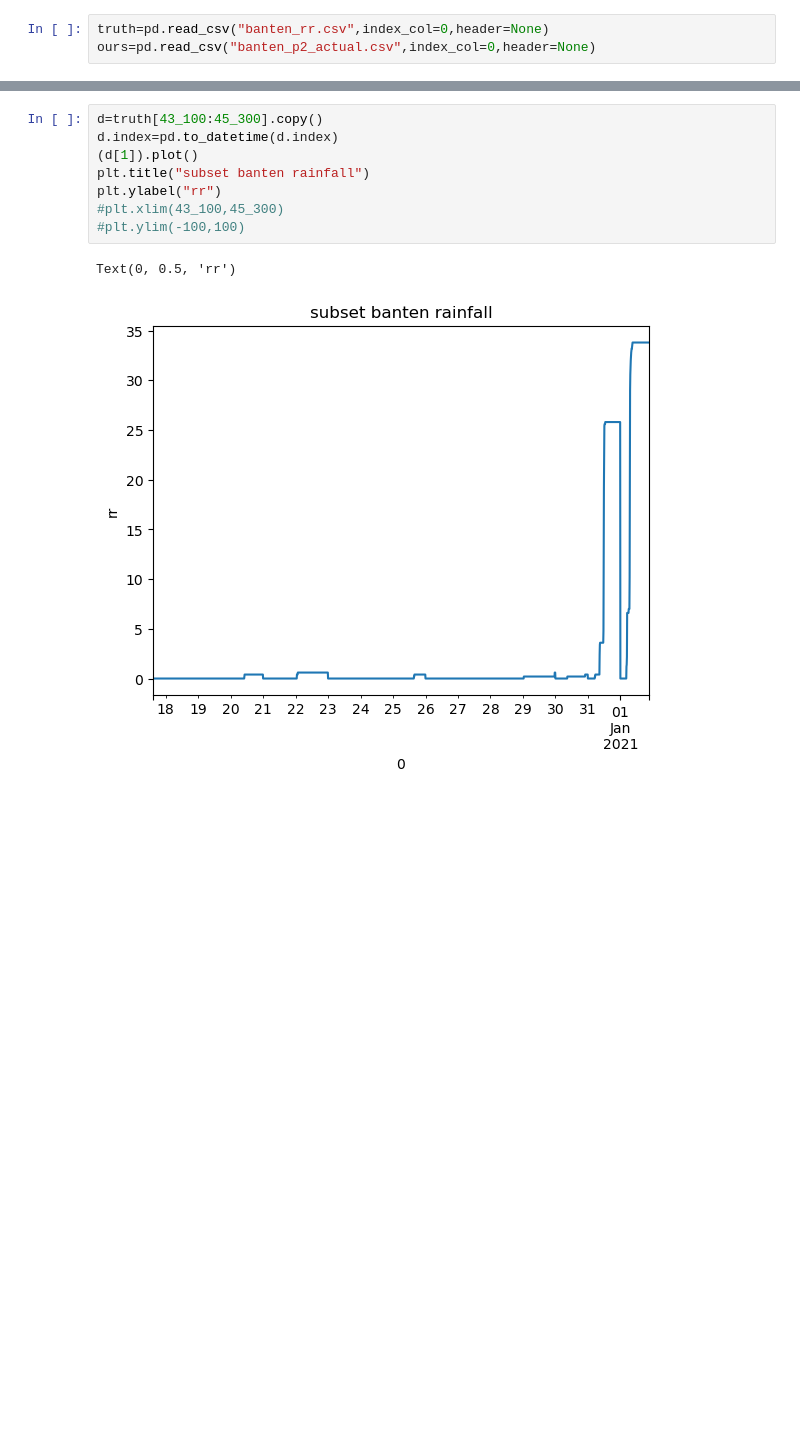
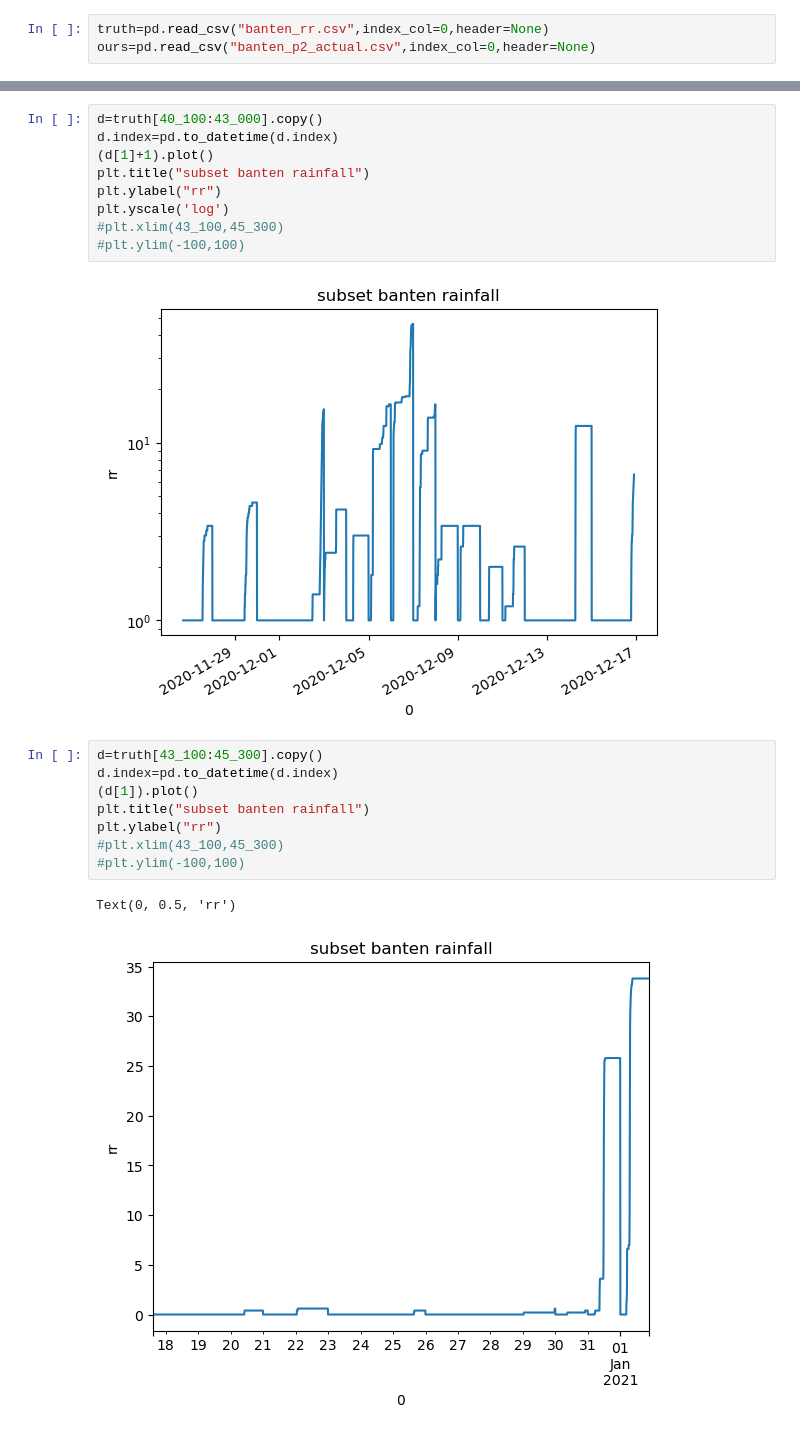
Before and after one commit to UmarZein/idv, a Jupyter notebook: autoencoder.ipynb, the cells around one changed output, grey strips where cells are left out. Cells and saved outputs as stored; diff of their text form; blank space fills up the shorter version.

```diff
--- a/main.ipynb
+++ b/autoencoder.ipynb
@@ -29,3 +48,14 @@ Text(0, 0.5, 'rr')
+# %%
+d=truth[40_100:43_000].copy()
+d.index=pd.to_datetime(d.index)
+(d[1]+1).plot()
+plt.title("subset banten rainfall")
+plt.ylabel("rr")
+plt.yscale('log')
+#plt.xlim(43_100,45_300)
+#plt.ylim(-100,100)
+# %% [output]
+[figure, added]
 # %%
 d=truth[43_100:45_300].copy()
 d.index=pd.to_datetime(d.index)
```
Also changed, not shown: parts of 19 cells of this notebook.
